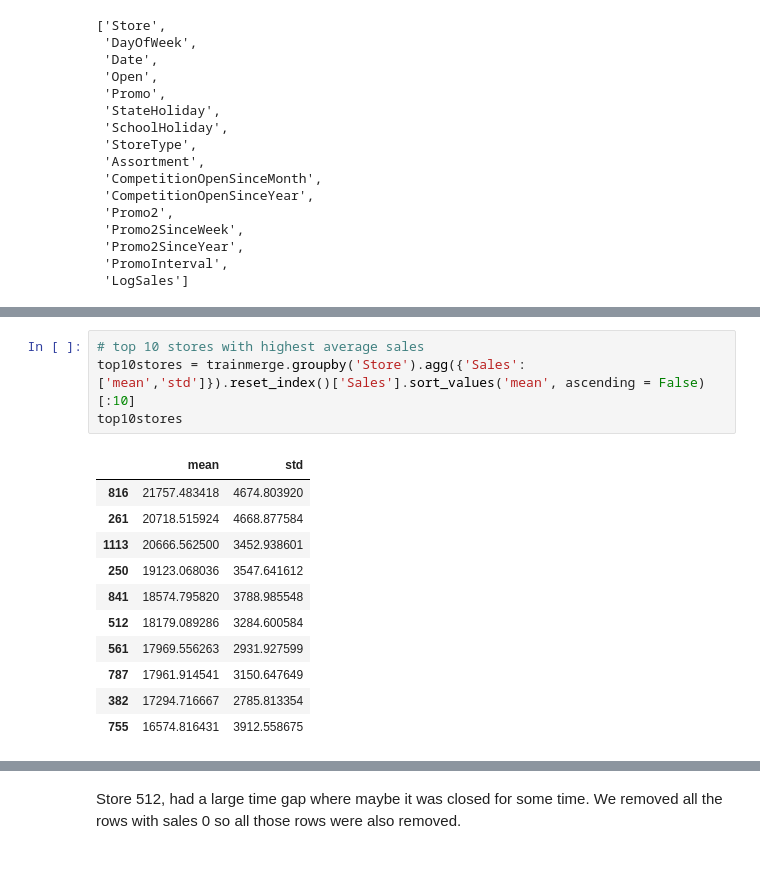
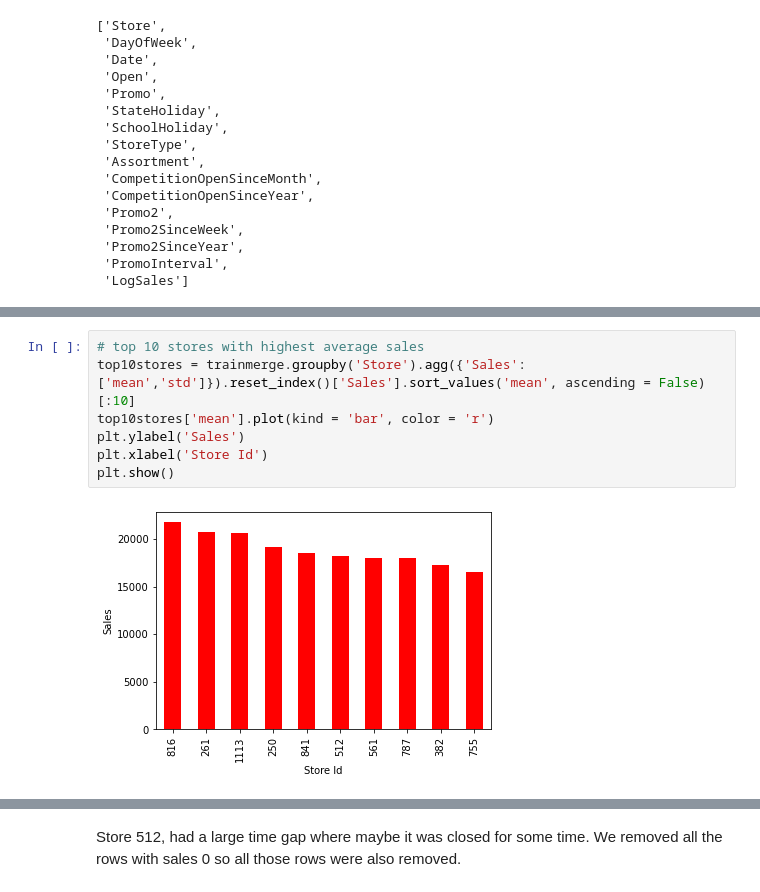
Before and after one commit to Arpan-Mishra/Rossmann-Sales-Prediction, a Jupyter notebook: EDA - RossMann Sales.ipynb, the cells around one changed output, grey strips where cells are left out. Saved outputs shown, nothing was run; the diff lists cells and outputs as text; blank space fills up the shorter version.

```diff
--- a/EDA - RossMann Sales.ipynb
+++ b/EDA - RossMann Sales.ipynb
@@ -338,17 +338,10 @@ plot_store(i, trainmerge)
 # %%
 # top 10 stores with highest average sales
 top10stores = trainmerge.groupby('Store').agg({'Sales': ['mean','std']}).reset_index()['Sales'].sort_values('mean', ascending = False)[:10]
-top10stores
+top10stores['mean'].plot(kind = 'bar', color = 'r')
+plt.ylabel('Sales')
+plt.xlabel('Store Id')
+plt.show()
 # %% [output]
-|  | mean | std |
-| 816 | 21757.483418 | 4674.803920 |
-| 261 | 20718.515924 | 4668.877584 |
-| 1113 | 20666.562500 | 3452.938601 |
-| 250 | 19123.068036 | 3547.641612 |
-| 841 | 18574.795820 | 3788.985548 |
-| 512 | 18179.089286 | 3284.600584 |
-| 561 | 17969.556263 | 2931.927599 |
-| 787 | 17961.914541 | 3150.647649 |
-| 382 | 17294.716667 | 2785.813354 |
-| 755 | 16574.816431 | 3912.558675 |
+[figure, added]
 # %%
```
Also changed, not shown: parts of 11 cells of this notebook, 13 other files.
